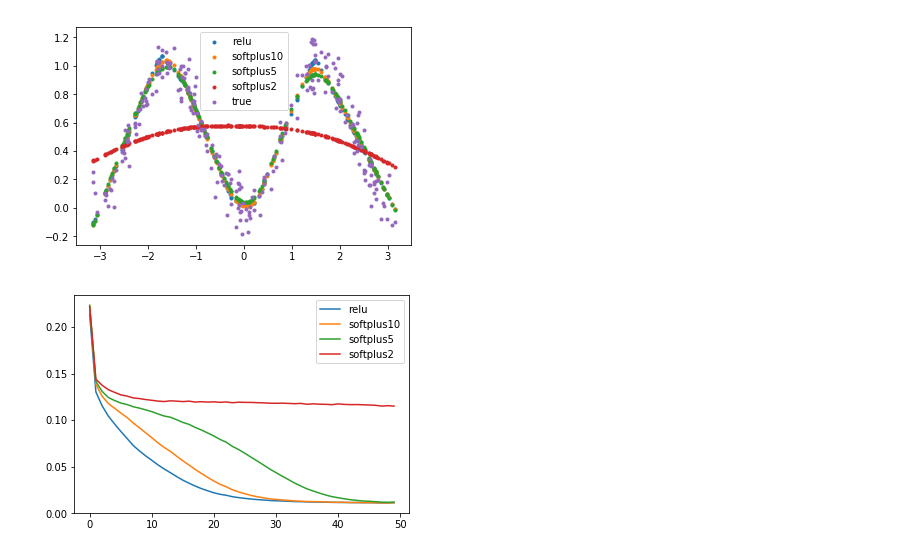
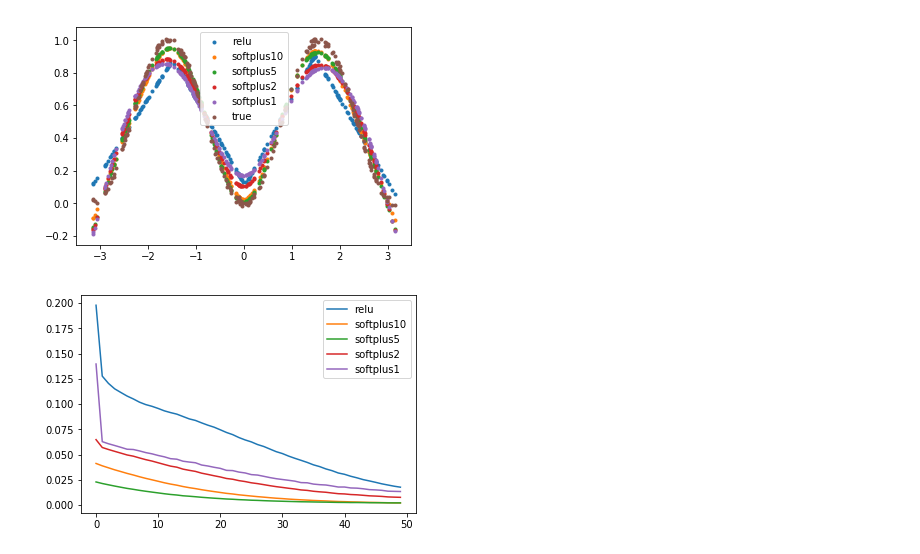
Before and after one commit to unixnme/ml, a Jupyter notebook: trig.ipynb, the cells around one changed output. Cells and saved outputs as stored; diff of their text form; code cells hidden in the pictures.

Commit message:
softplus seems to work fine

```diff
--- a/trig.ipynb
+++ b/trig.ipynb
@@ -1,10 +1,11 @@
 # %%
 # predict a simple trig function with deep learning
-
+%reset -f
 import numpy as np
 import keras
 import matplotlib.pyplot as plt
 import keras.backend as K
+import os
 %matplotlib inline
 
 np.random.seed(0)
@@ -15,9 +16,10 @@ NUM_TRAIN_SAMPLES = int(NUM_SAMPLES * 0.75)
 
 batch_size = 10
 epochs = 50
+model_path = 'model.h5'
 
 def func(x):
-    return np.sin(x) ** 2 + np.random.randn(*x.shape)*0.1
+    return np.sin(x) ** 2 + np.random.randn(*x.shape)*0.01
 
 def relu():
     return keras.layers.Lambda(lambda x: K.maximum(0., x))
@@ -30,35 +32,40 @@ y = func(x)
 
 x_train, y_train = x[:NUM_TRAIN_SAMPLES], y[:NUM_TRAIN_SAMPLES]
 x_test, y_test = x[NUM_TRAIN_SAMPLES:], y[NUM_TRAIN_SAMPLES:]
 
 def create_network(hidden_units, activation):
     x_in = keras.Input(shape=[1])
     x = x_in
     for units in hidden_units:
         x = keras.layers.Dense(units, activation=activation)(x)
     x = keras.layers.Dense(1)(x)
     model = keras.models.Model(inputs=x_in, outputs=x)
     model.compile(keras.optimizers.SGD(), loss='mse', metrics=['mse'])
     return model
 
-hidden_layers = [10,10]
-activations = ['relu', softplus(10.), softplus(5.), softplus(2.)]
-labels = ['relu', 'softplus10', 'softplus5', 'softplus2']
+hidden_layers = [25]
+activations = ['relu', softplus(10.), softplus(5.), softplus(2.), softplus(1.)]
+labels = ['relu', 'softplus10', 'softplus5', 'softplus2', 'softplus1']
 fig1, ax1 = plt.subplots()
 fig2, ax2 = plt.subplots()
+if os.path.isfile(model_path):
+    os.remove(model_path)
 for activation, label in zip(activations, labels):
     np.random.seed(0)
     model = create_network(hidden_layers, activation)
+    if os.path.isfile(model_path):
+        model.load_weights(model_path)
     history = model.fit(verbose=False, x=x_train, y=y_train, batch_size=batch_size, validation_data=(x_test, y_test), epochs=epochs, shuffle=True)
 
     pred = model.predict(x_test)
     ax1.scatter(x_test, pred, label=label, marker='.')
     ax2.plot(history.history['loss'], label=label)
+    model.save_weights(model_path)
 
 ax1.scatter(x_test, y_test, label='true', marker='.')
 ax1.legend()
 ax2.legend()
 plt.show()
 # %% [output]
-[figure, old version]
+[figure, new version]
-[figure, old version]
+[figure, new version]
```
Also changed, not shown: 2 other files.
